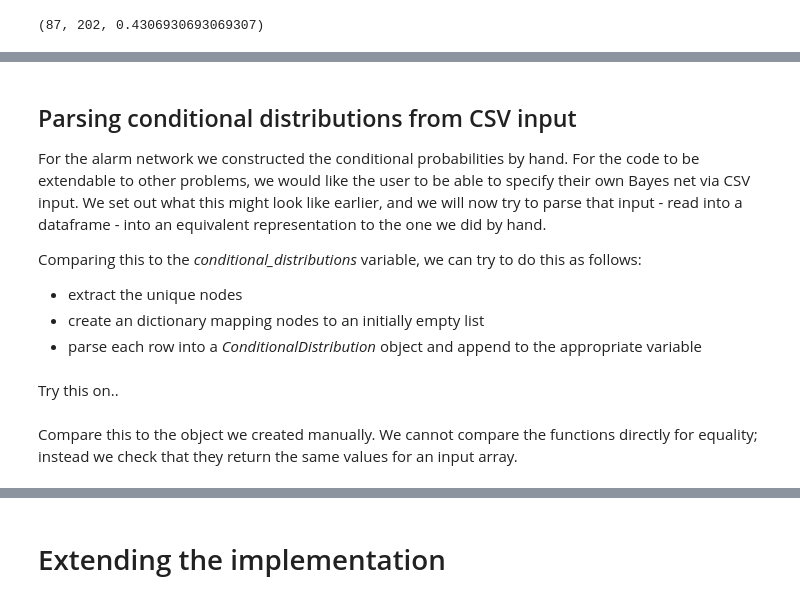
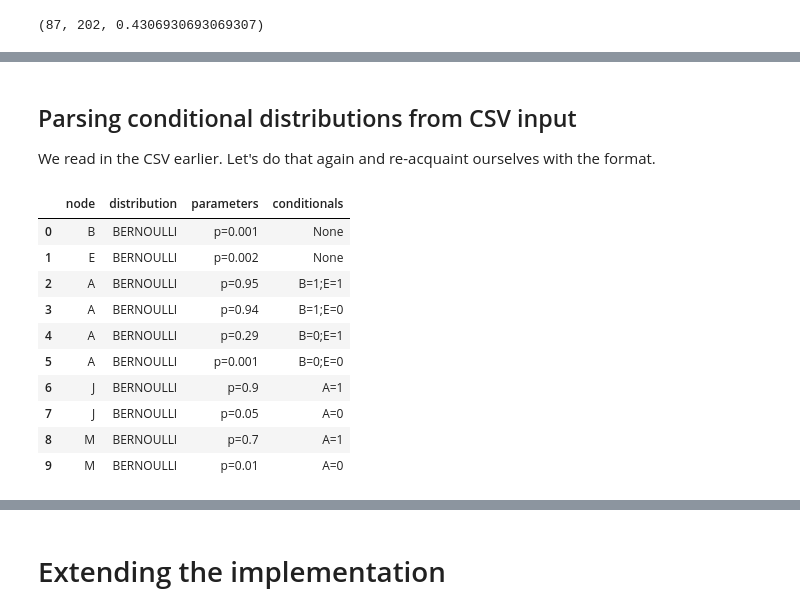
Before and after one commit to ludosil/BayesNet, a Jupyter notebook: notebooks/BayesNet.ipynb, the cells around one changed output, grey strips where cells are left out. Drawn from its saved outputs; the diff is of its cells as text; code cells hidden in the pictures.

```diff
--- a/notebooks/BayesNet.ipynb
+++ b/notebooks/BayesNet.ipynb
@@ -683,11 +695,4 @@ estimate_p_x_y_generalised(random_variates,
 # %% [markdown]
 ## Parsing conditional distributions from CSV input
 
-For the alarm network we constructed the conditional probabilities by hand. For the code to be extendable to other problems, we would like the user to be able to specify their own Bayes net via CSV input. We set out what this might look like earlier, and we will now try to parse that input - read into a dataframe - into an equivalent representation to the one we did by hand.
-
-Comparing this to the _conditional_distributions_ variable, we can try to do this as follows:
-- extract the unique nodes
-- create an dictionary mapping nodes to an initially empty list
-- parse each row into a _ConditionalDistribution_ object and append to the appropriate variable
-
-<!-- As part of this parser, we will also take the opportunity to check that the supplied input is self-consistent. As a reminder, the inputs are:  -->
+We read in the CSV earlier. Let's do that again and re-acquaint ourselves with the format.
@@ -725,2 +698,0 @@ def parse_conditional_distributions(conditional_probabilities_df: pd.DataFrame):
-# %% [markdown]
-Try this on..
@@ -729,2 +699,20 @@ Try this on..
-# %% [markdown]
-Compare this to the object we created manually. We cannot compare the functions directly for equality; instead we check that they return the same values for an input array.
+# %%
+import pandas as pd
+
+
+with open('../data/conditional_probabilities_alarm.csv', 'r') as f:
+    conditional_probabilities_df_alarm = pd.read_csv(f)
+
+conditional_probabilities_df_alarm
+# %% [output]
+|  | node | distribution | parameters | conditionals |
+| 0 | B | BERNOULLI | p=0.001 | None |
+| 1 | E | BERNOULLI | p=0.002 | None |
+| 2 | A | BERNOULLI | p=0.95 | B=1;E=1 |
+| 3 | A | BERNOULLI | p=0.94 | B=1;E=0 |
+| 4 | A | BERNOULLI | p=0.29 | B=0;E=1 |
+| 5 | A | BERNOULLI | p=0.001 | B=0;E=0 |
+| 6 | J | BERNOULLI | p=0.9 | A=1 |
+| 7 | J | BERNOULLI | p=0.05 | A=0 |
+| 8 | M | BERNOULLI | p=0.7 | A=1 |
+| 9 | M | BERNOULLI | p=0.01 | A=0 |
```
Also changed, not shown: parts of 44 cells of this notebook.
